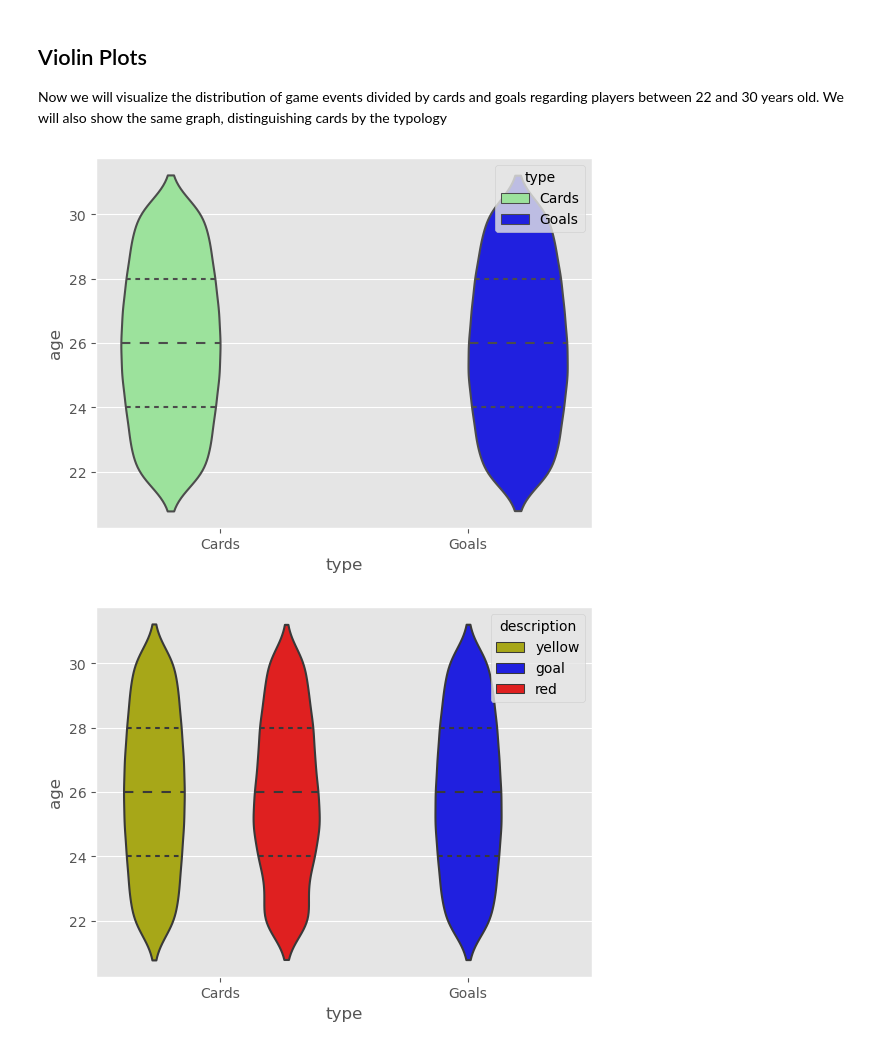
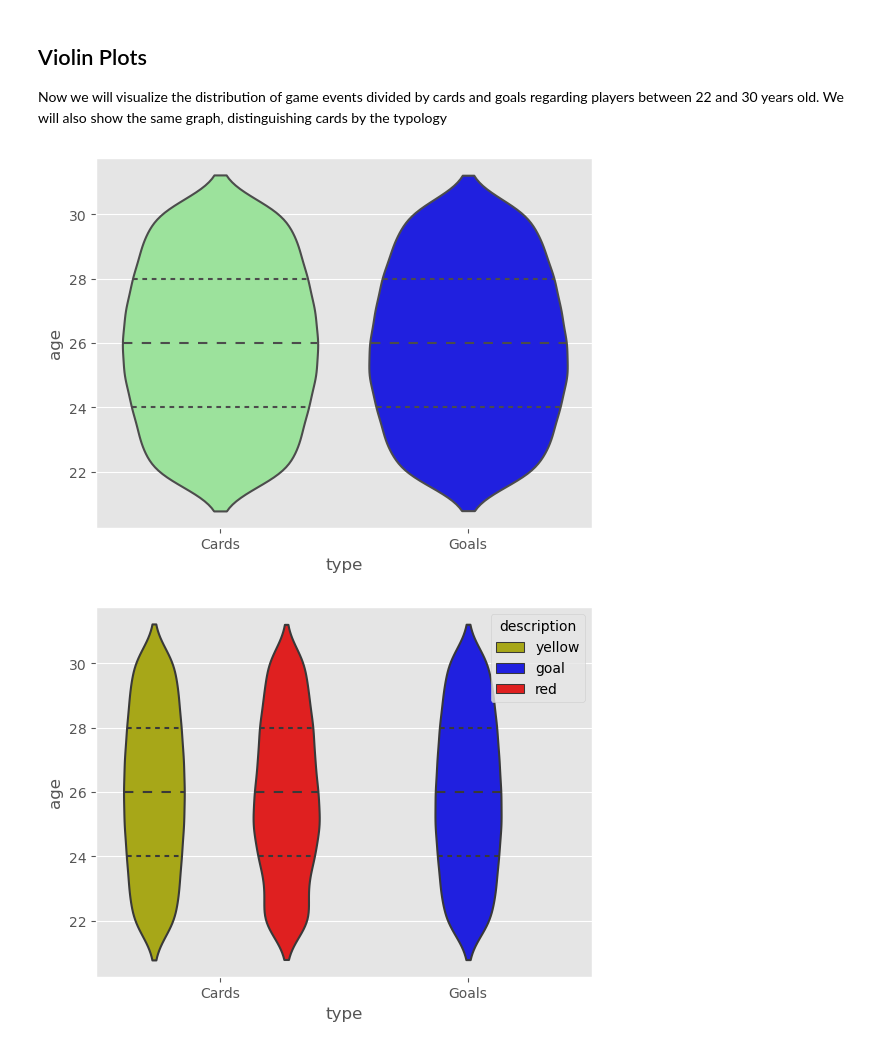
Before and after one commit to Marco-Skiavone/ium_dataset_processor, a Jupyter notebook: Assignment_Queries/age_analisys.ipynb, the cells around one changed output. Cells and saved outputs as stored; diff of their text form; code cells hidden in the pictures.

```diff
--- a/Assignment_Queries/age_analisys.ipynb
+++ b/Assignment_Queries/age_analisys.ipynb
@@ -45,11 +45,11 @@ Now we will visualize the distribution of game events divided by cards and goals
 target_events = ge.query('(player_age >= 22 and player_age < 31)')
 data_frames = target_events.drop(columns=['player_id']).reset_index(drop=True).rename(columns={ 'player_age':'age'})
 # %%
-sns.violinplot(x= 'type',y='age',data= data_frames.query('description != "assist"'), bw = 0.25, hue='type',fill=False, palette={"Goals": "b", "Cards": "lightgreen"}, inner="quart" )
+sns.violinplot(x= 'type',y='age',data= data_frames.query('description != "assist"'), bw = 0.25, fill=False, palette={"Goals": "b", "Cards": "lightgreen"}, inner="quart" )
 
 plt.show()
 # %% [output]
-[figure, old version]
+[figure, new version]
 # %%
 sns.violinplot(x='type', y='age', data=data_frames.query('description != "assist"'), bw=0.25, hue='description', fill=False, palette={"goal": "b", "yellow": 'y', "red": "r"}, inner="quart")
 
```
Also changed, not shown: parts of 11 cells of this notebook.
